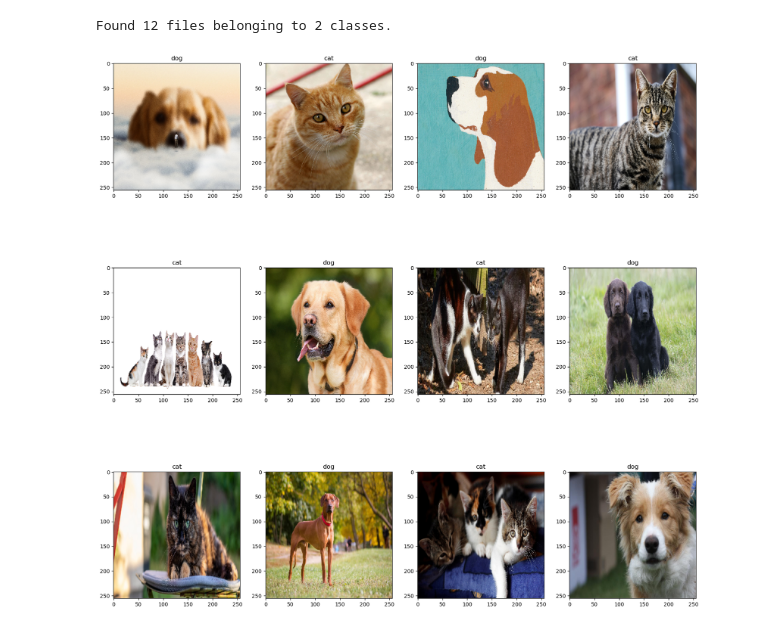
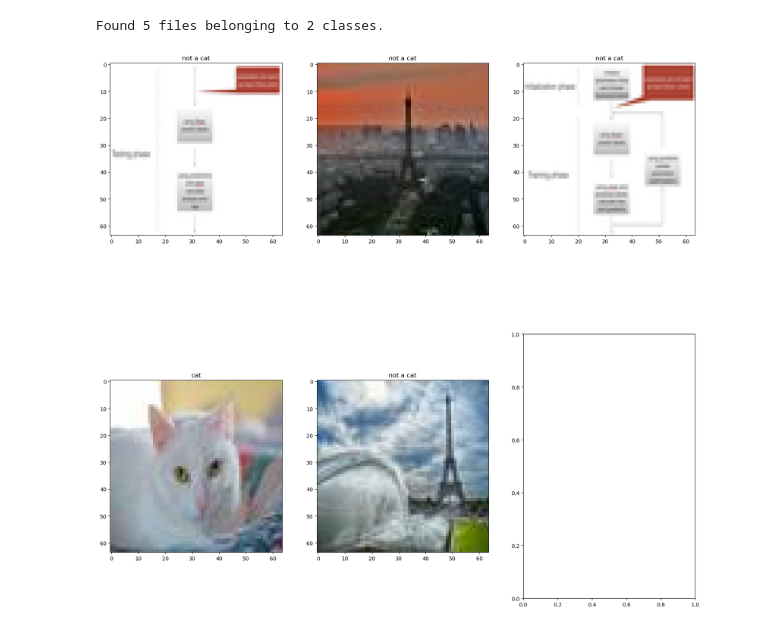
Before and after one commit to Jiwon96/TflEx, a Jupyter notebook: ai/test.ipynb, the cells around one changed output. Drawn from its saved outputs; the diff is of its cells as text; code cells hidden in the pictures.

Commit message:
[AI] fix: run AI model with the coursera dataset

```diff
--- a/ai/test.ipynb
+++ b/ai/test.ipynb
@@ -22,24 +22,23 @@ def test_tflite_model(tflite_filename, test_data):
     return np.array(results)
 # %%
 import tensorflow as tf
-data = tf.keras.utils.image_dataset_from_directory('data', labels='inferred')
-file_paths = data.file_paths # the sequence does not match the seq of pic
+data = tf.keras.utils.image_dataset_from_directory('data2_resize', labels='inferred', image_size=(64, 64))
 # %% [output]
-Found 12 files belonging to 2 classes.
+Found 5 files belonging to 2 classes.
 # %%
 import matplotlib.pyplot as plt
 
-fig, ax = plt.subplots(nrows=3, ncols=4, figsize=(20,20))
-names = {1: 'dog', 0:'cat'}
+fig, ax = plt.subplots(nrows=2, ncols=3, figsize=(20,20))
+names = {1: 'cat', 0:'not a cat'}
 imgs, labels = data.as_numpy_iterator().next()
 imgs = imgs[:]
 labels= labels[:]
 
 for idx, (img, label) in enumerate(zip(imgs, labels)):
-  ax[idx//4][idx%4].imshow(img.astype(int))
-  ax[idx//4][idx%4].title.set_text(names[label])
+  ax[idx//3][idx%3].imshow(img.astype(int))
+  ax[idx//3][idx%3].title.set_text(names[label])
 # %% [output]
-[figure, old version]
+[figure, new version]
 # %%
 data.as_numpy_iterator().next()
 data=data.map(lambda x, y: (x/255, y)) #preprocessing
```
Also changed, not shown: parts of 6 cells of this notebook, 47 other files.
